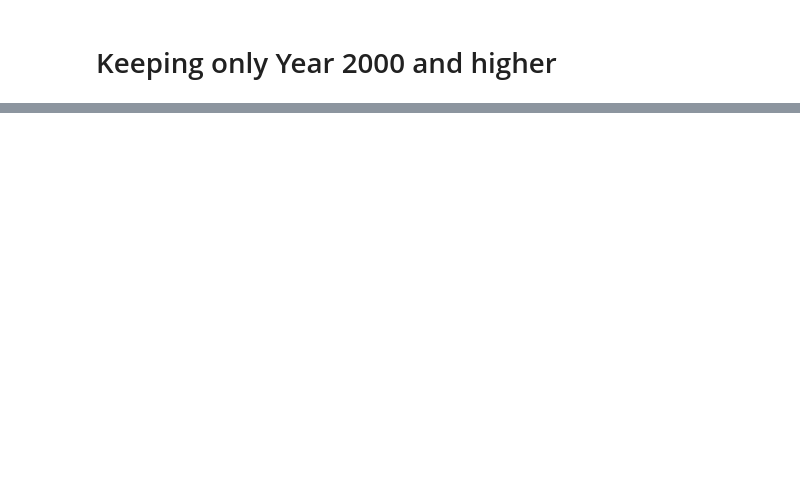
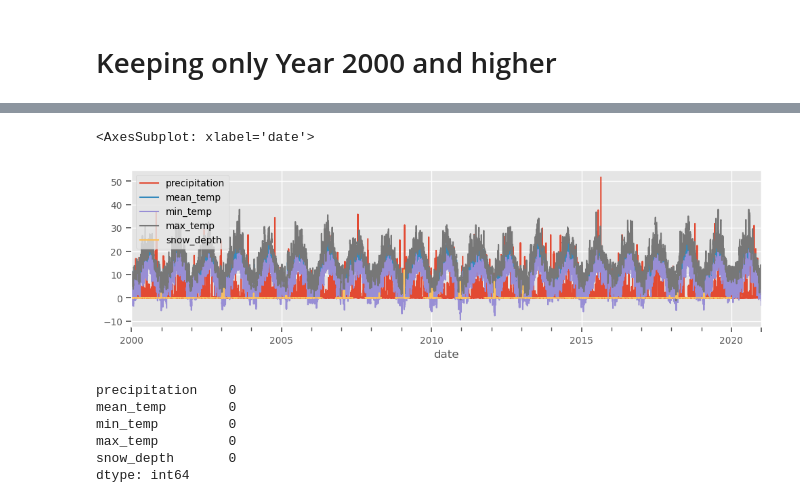
Before and after one commit to CatDawn29/Resampling-Data-Tippins, a Jupyter notebook: Resampling.ipynb, the cells around one changed output, grey strips where cells are left out. Cells and saved outputs as stored; diff of their text form; code cells hidden in the pictures; blank space fills up the shorter version.

```diff
--- a/Resampling.ipynb
+++ b/Resampling.ipynb
@@ -61,7 +49,2 @@ sp500_min_df.head()
 # %% [markdown]
 # Converting Date Column into a datetime dtype
-# %%
-%%time
-## Make a datetime index using pd.to_datetime
-weather_df['temp_datetime'] = pd.to_datetime(weather_df['date'])
-weather_df
@@ -74,8 +53,8 @@ weather_df['temp_datetime'][0]
 ## Creating/testing our time format
 
 
-fmt = '%m/%d/%Y %H:%M'
+fmt = '%Y%m%d'
 
 ## Test Format
-weather_df['temp_datetime'] = pd.to_datetime(weather_df['temp_datetime'],
+weather_df['date'] = pd.to_datetime(weather_df['date'],
                                               format=fmt)
@@ -84,5 +84,5 @@ weather_df.info()
 # %% [markdown]
 # Set Date as Index
 # %%
-df_ts = weather_df.set_index('temp_datetime')
+df_ts = weather_df.set_index('date')
 df_ts.info()
@@ -101,2 +146,7 @@ df_ts.loc['2000']
+# %%
+df2 = df_ts.loc['2000':,['precipitation','mean_temp', 'min_temp', 'max_temp','snow_depth']]
 # %%
-df_ts.plot()
+df2.plot()
+# %% [output]
+<AxesSubplot: xlabel='date'>
+[figure, added]
@@ -126,0 +159,9 @@ ax.set(title='bfill', ylabel="Temperature");
+# %%
+df2.isna().sum()
+# %% [output]
+precipitation    0
+mean_temp        0
+min_temp         0
+max_temp         0
+snow_depth       0
+dtype: int64
```
Also changed, not shown: parts of 33 cells of this notebook.
